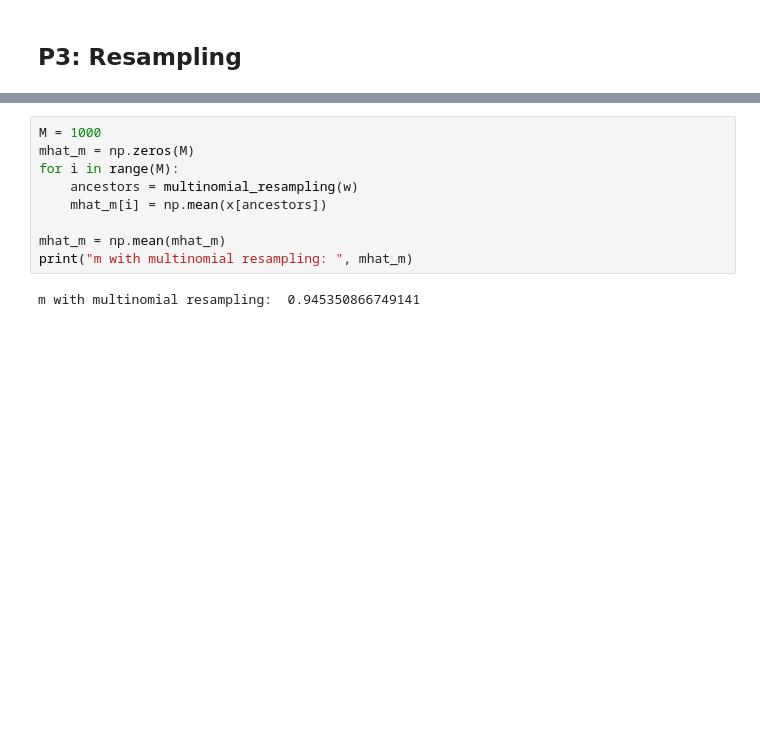
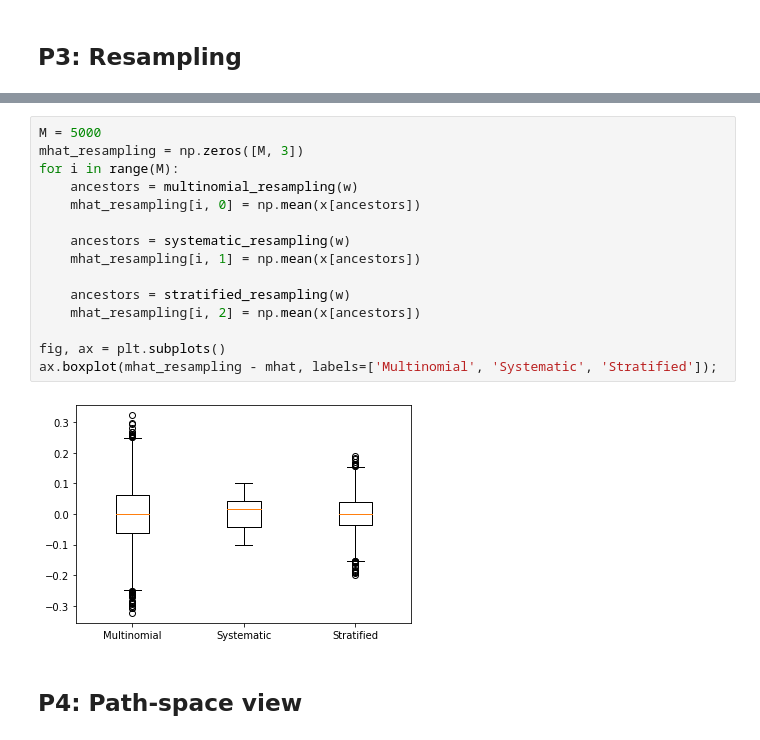
Before and after one commit to marcusklasson/smc_methods, a Jupyter notebook: ex3.ipynb, the cells around one changed output, grey strips where cells are left out. Saved outputs shown, nothing was run; the diff lists cells and outputs as text; blank space fills up the shorter version.

Commit message:
Finished resampling exercise

```diff
--- a/ex3.ipynb
+++ b/ex3.ipynb
@@ -189,13 +209,21 @@ ax.hist(np.reshape(ancestors, (4 * M,)));
 # %% [output]
 [figure]
 # %%
-M = 1000
-mhat_m = np.zeros(M)
+M = 5000
+mhat_resampling = np.zeros([M, 3])
 for i in range(M):
     ancestors = multinomial_resampling(w)
-    mhat_m[i] = np.mean(x[ancestors])
+    mhat_resampling[i, 0] = np.mean(x[ancestors])
 
-mhat_m = np.mean(mhat_m)
-print("m with multinomial resampling: ", mhat_m)
+    ancestors = systematic_resampling(w)
+    mhat_resampling[i, 1] = np.mean(x[ancestors])
+
+    ancestors = stratified_resampling(w)
+    mhat_resampling[i, 2] = np.mean(x[ancestors])
+
+fig, ax = plt.subplots()
+ax.boxplot(mhat_resampling - mhat, labels=['Multinomial', 'Systematic', 'Stratified']);
 # %% [output]
-m with multinomial resampling:  0.945350866749141
+[figure, added]
+# %% [markdown]
+## P4: Path-space view
```
Also changed, not shown: parts of 3 cells of this notebook.
